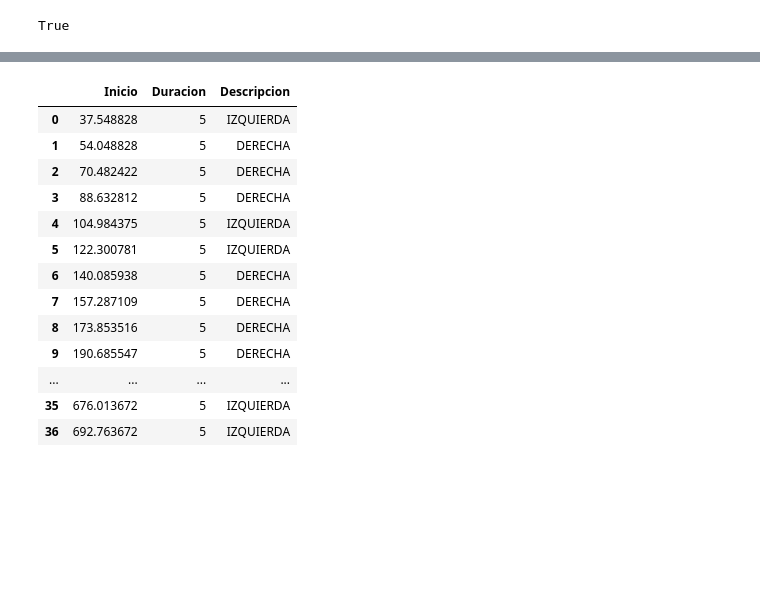
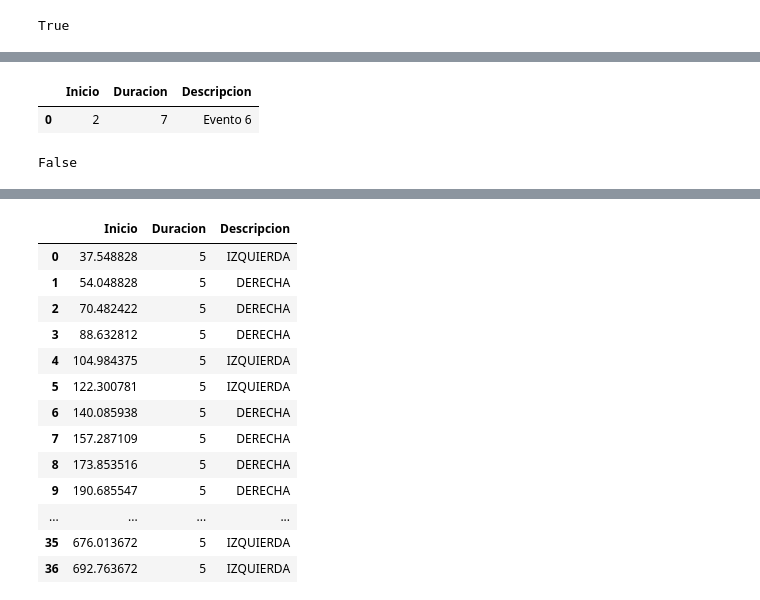
Before and after one commit to SrMichi19/TIF, a Jupyter notebook: 1. TIF/Pruebas Funcionales_TIF.ipynb, the cells around one changed output, grey strips where cells are left out. Drawn from its saved outputs; the diff is of its cells as text; code cells hidden in the pictures; blank space fills up the shorter version.

```diff
--- a/1. TIF/Pruebas Funcionales_TIF.ipynb
+++ b/1. TIF/Pruebas Funcionales_TIF.ipynb
@@ -202,0 +260,11 @@ anotaciones.find(nueva_anotacion)
+# %%
+nueva_anotacion4 = [2,7, "Evento 6"]
+anotaciones.add(nueva_anotacion4)
+anotaciones.find(nueva_anotacion4)
+# %% [output]
+|  | Inicio | Duracion | Descripcion |
+| 0 | 2 | 7 | Evento 6 |
+# %%
+anotaciones.find(nueva_anotacion3)
+# %% [output]
+False
```
Also changed, not shown: parts of 120 cells of this notebook.
